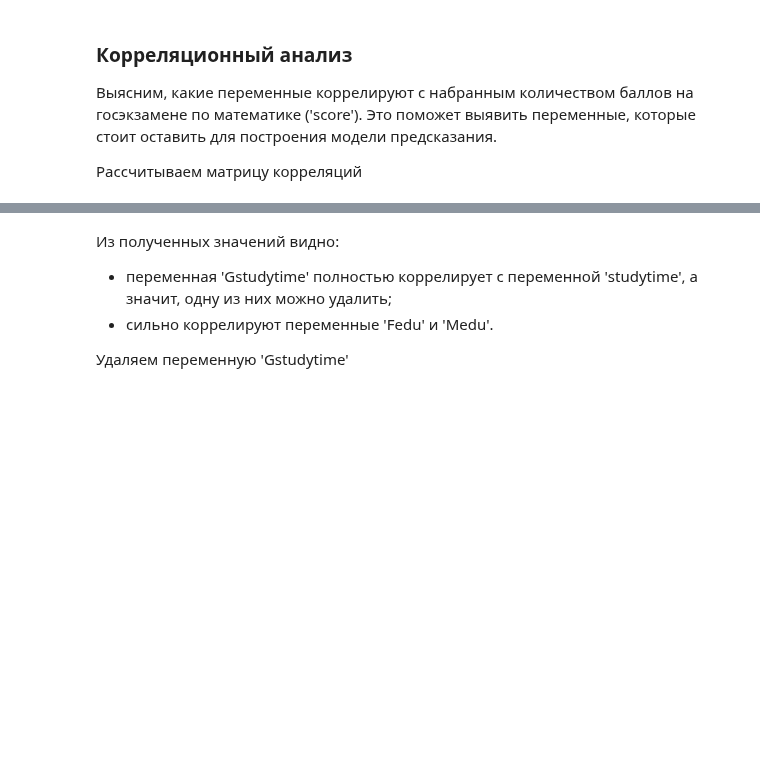
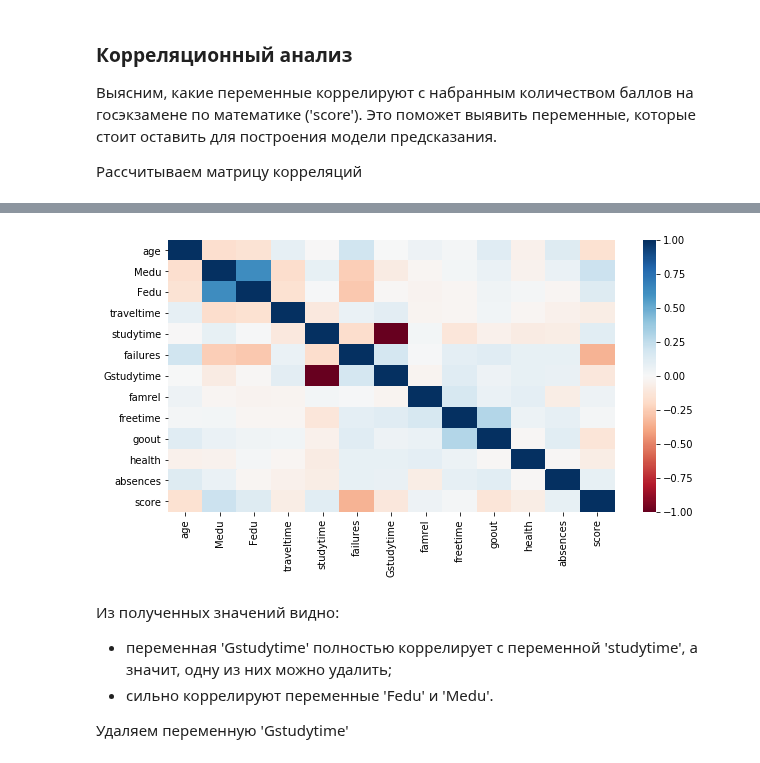
Before and after one commit to ivan-kud/ml-projects, a Jupyter notebook: RDS2 - Exploratory data analysis/RDS2 - Exploratory data analysis.ipynb, the cells around one changed output, grey strips where cells are left out. Drawn from its saved outputs; the diff is of its cells as text; code cells hidden in the pictures; blank space fills up the shorter version.

```diff
--- a/RDS2 - Exploratory data analysis/RDS2 - Exploratory data analysis.ipynb
+++ b/RDS2 - Exploratory data analysis/RDS2 - Exploratory data analysis.ipynb
@@ -284,6 +332,11 @@ corr_table
 | health | -0.047402 | -0.045051 | 0.022588 | -0.021531 | -0.080016 | 0.081284 | 0.080016 | 0.097910 | 0.061575 | -0.015608 | ... |
 | absences | 0.129016 | 0.065712 | -0.021415 | -0.047995 | -0.078099 | 0.081801 | 0.078099 | -0.073509 | 0.093436 | 0.111587 | ... |
 | score | -0.153518 | 0.213349 | 0.130002 | -0.070559 | 0.115741 | -0.344338 | -0.115741 | 0.051219 | 0.019026 | -0.129685 | ... |
+# %%
+plt.subplots(figsize=(10, 5))
+sns.heatmap(corr_table, cmap="RdBu");
+# %% [output]
+[figure, added]
 # %% [markdown]
 Из полученных значений видно:
 - переменная 'Gstudytime' полностью коррелирует с переменной 'studytime', а значит, одну из них можно удалить;
```
Also changed, not shown: parts of 24 cells of this notebook, 1 other file.
